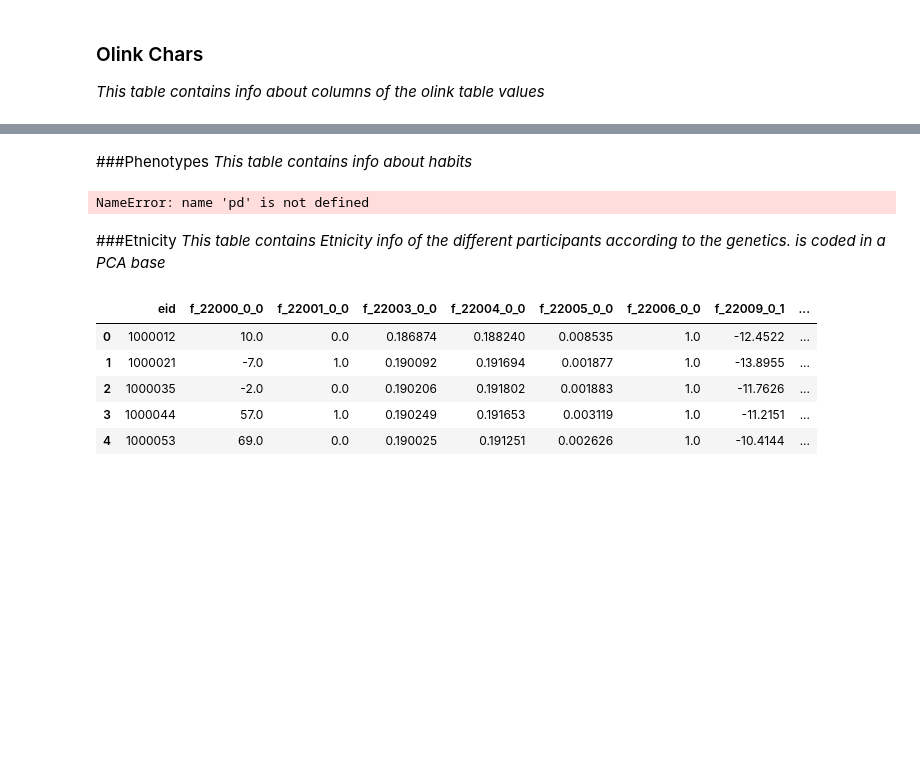
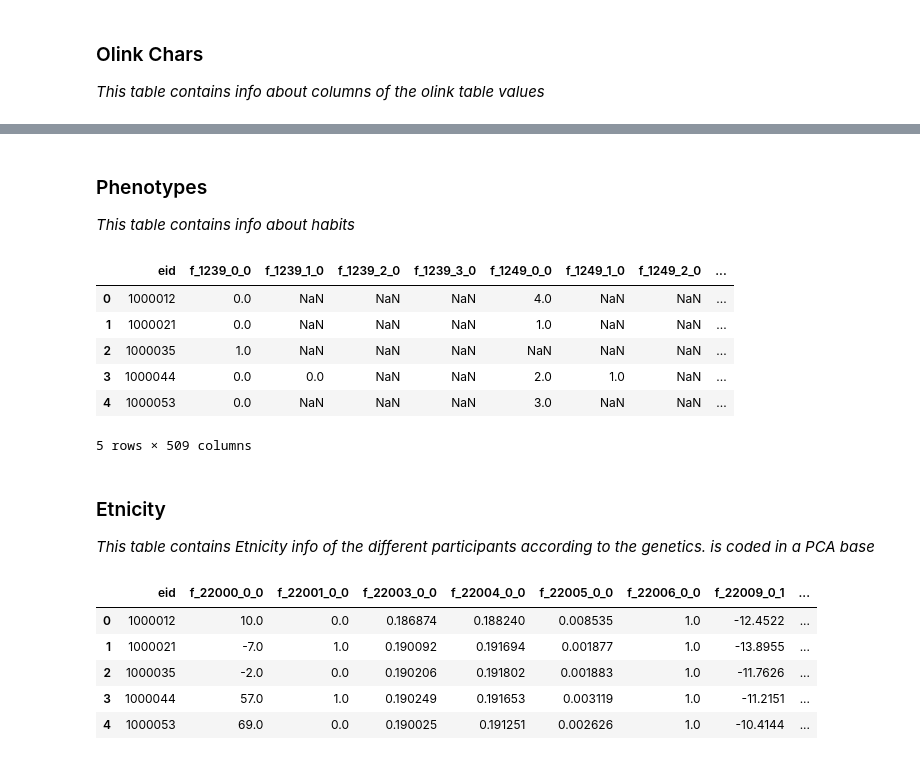
Before and after one commit to fsalamancar/Horizontal_UKB, a Jupyter notebook: Proteomics /Proteomics.ipynb, the cells around one changed output, grey strips where cells are left out. Saved outputs shown, nothing was run; the diff lists cells and outputs as text; code cells hidden in the pictures; blank space fills up the shorter version.

Commit message:
"added some preprocessing and path corrections"

```diff
--- a/Proteomics /Proteomics.ipynb
+++ b/Proteomics /Proteomics.ipynb
@@ -20 +39,3 @@ Drive already mounted at /content/drive; to attempt to forcibly remount, call dr
+# %%
+path= "/Users/fjosesala/Documents/IKMB/DATA/UK_BIOBANK_DATA/"
 # %% [markdown]
@@ -64,14 +85,20 @@ olink_proteomics_chars_df.head()
 | 3 | ABCA2;ATP-binding cassette sub-fa... | 183804 | ABCA2 | float | NaN | 1838 | NaN | NaN | Complete | NaN | ... |
 | 4 | ABHD14B;Protein ABHD14B | 183805 | ABHD14B | float | NaN | 1838 | NaN | NaN | Complete | NaN | ... |
 # %% [markdown]
-###Phenotypes
+### Phenotypes
 *This table contains info about habits*
 # %%
-phenotypes_df = pd.read_csv("/content/drive/Shareddrives/UKB_Data/Raw_data/Copia de phenotype_data.tsv", sep="\t")
+phenotypes_df = pd.read_csv(os.path.join(path,"phenotype_data.tsv"), sep="\t")
 phenotypes_df.head()
 # %% [output]
+|  | eid | f_1239_0_0 | f_1239_1_0 | f_1239_2_0 | f_1239_3_0 | f_1249_0_0 | f_1249_1_0 | f_1249_2_0 | ... |
+| 0 | 1000012 | 0.0 | NaN | NaN | NaN | 4.0 | NaN | NaN | ... |
+| 1 | 1000021 | 0.0 | NaN | NaN | NaN | 1.0 | NaN | NaN | ... |
+| 2 | 1000035 | 1.0 | NaN | NaN | NaN | NaN | NaN | NaN | ... |
+| 3 | 1000044 | 0.0 | 0.0 | NaN | NaN | 2.0 | 1.0 | NaN | ... |
+| 4 | 1000053 | 0.0 | NaN | NaN | NaN | 3.0 | NaN | NaN | ... |
-NameError: name 'pd' is not defined
+5 rows × 509 columns
 # %% [markdown]
-###Etnicity
+### Etnicity
 *This table contains Etnicity info of the different participants according to the genetics. is coded in a PCA base*
 # %%
```
Also changed, not shown: parts of 13 cells of this notebook.
